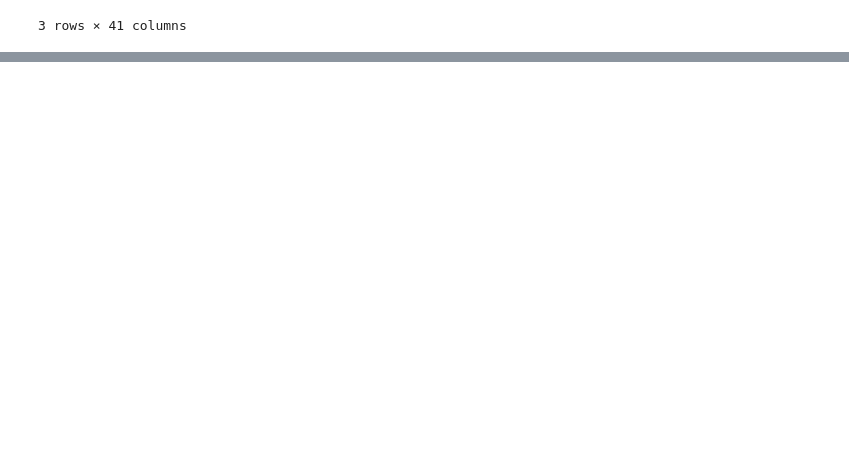
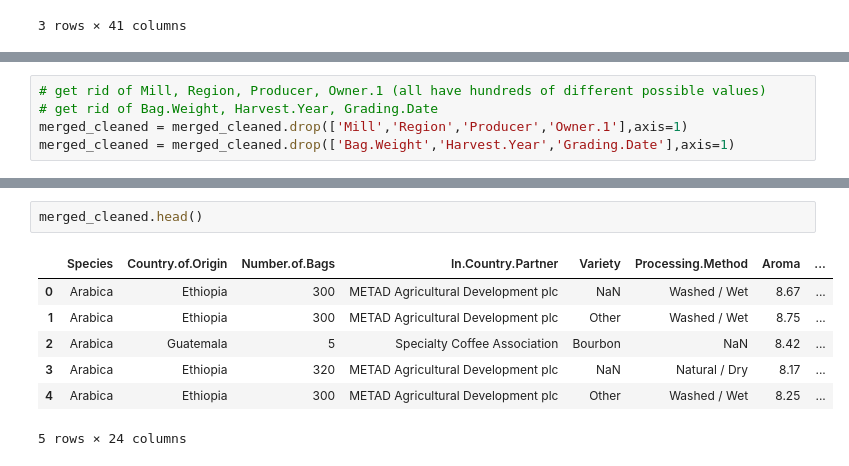
Before and after one commit to rhit-koenignm/CSSE415-CoffeeProject, a Jupyter notebook: DataSetCleanUp.ipynb, the cells around one changed output, grey strips where cells are left out. Saved outputs shown, nothing was run; the diff lists cells and outputs as text; blank space fills up the shorter version.

```diff
--- a/DataSetCleanUp.ipynb
+++ b/DataSetCleanUp.ipynb
@@ -580,0 +630,5 @@ Name: Farm.Name, Length: 571, dtype: int64
+# %%
+# get rid of Mill, Region, Producer, Owner.1 (all have hundreds of different possible values)
+# get rid of Bag.Weight, Harvest.Year, Grading.Date
+merged_cleaned = merged_cleaned.drop(['Mill','Region','Producer','Owner.1'],axis=1)
+merged_cleaned = merged_cleaned.drop(['Bag.Weight','Harvest.Year','Grading.Date'],axis=1)
@@ -580,0 +647,10 @@ Name: Farm.Name, Length: 571, dtype: int64
+# %%
+merged_cleaned.head()
+# %% [output]
+|  | Species | Country.of.Origin | Number.of.Bags | In.Country.Partner | Variety | Processing.Method | Aroma | ... |
+| 0 | Arabica | Ethiopia | 300 | METAD Agricultural Development plc | NaN | Washed / Wet | 8.67 | ... |
+| 1 | Arabica | Ethiopia | 300 | METAD Agricultural Development plc | Other | Washed / Wet | 8.75 | ... |
+| 2 | Arabica | Guatemala | 5 | Specialty Coffee Association | Bourbon | NaN | 8.42 | ... |
+| 3 | Arabica | Ethiopia | 320 | METAD Agricultural Development plc | NaN | Natural / Dry | 8.17 | ... |
+| 4 | Arabica | Ethiopia | 300 | METAD Agricultural Development plc | Other | Washed / Wet | 8.25 | ... |
+5 rows × 24 columns
```
Also changed, not shown: parts of 14 cells of this notebook, 1 other file.
